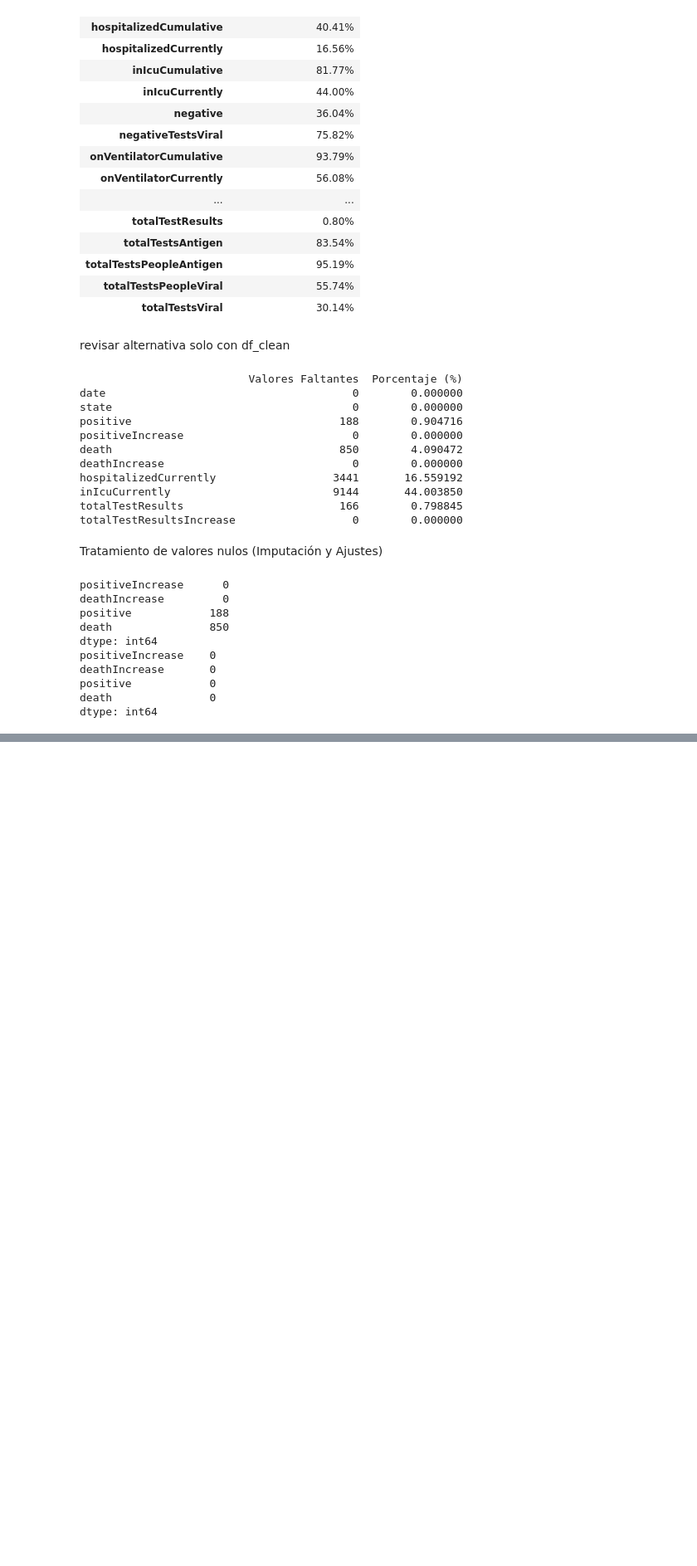
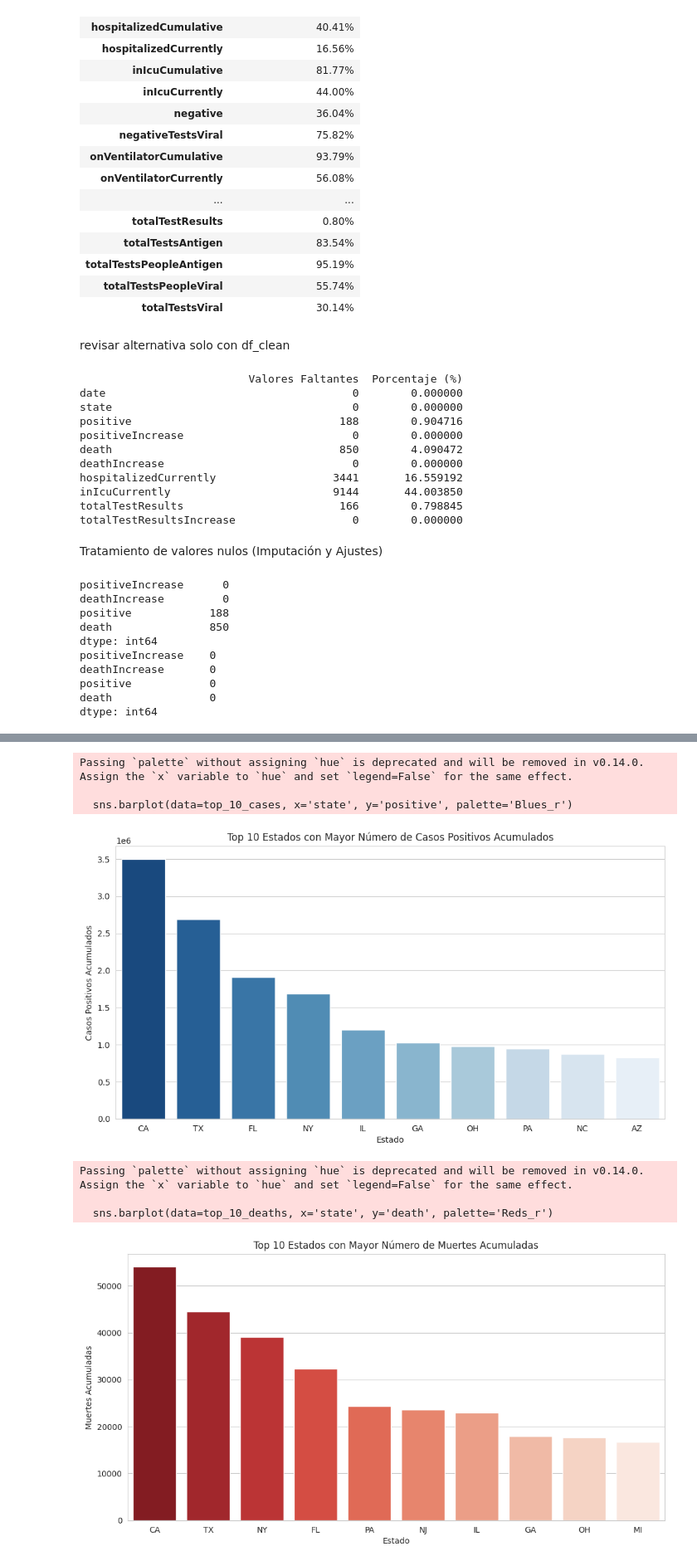
Before and after one commit to Bootcamp-DA-P3/Proyecto_EDA_covid-usa_Tania, a Jupyter notebook: notebooks/01_covid_eda.ipynb, the cells around one changed output, grey strips where cells are left out. Shown at 83% size. Cells and saved outputs as stored; diff of their text form; code cells hidden in the pictures; blank space fills up the shorter version.

```diff
--- a/notebooks/01_covid_eda.ipynb
+++ b/notebooks/01_covid_eda.ipynb
@@ -275,0 +341,32 @@ dtype: int64
+# %%
+# Tomamos el registro más actualizado por cada estado (o el acumulado máximo)
+df_states_max = df_clean.groupby('state')[['positive', 'death']].max().reset_index()
+
+# Top 10 estados con más casos positivos acumulados
+top_10_cases = df_states_max.sort_values(by='positive', ascending=False).head(10)
+
+plt.figure(figsize=(12, 6))
+sns.barplot(data=top_10_cases, x='state', y='positive', palette='Blues_r')
+plt.title('Top 10 Estados con Mayor Número de Casos Positivos Acumulados')
+plt.xlabel('Estado')
+plt.ylabel('Casos Positivos Acumulados')
+plt.show()
+
+# Top 10 estados con más muertes acumuladas
+top_10_deaths = df_states_max.sort_values(by='death', ascending=False).head(10)
+
+plt.figure(figsize=(12, 6))
+sns.barplot(data=top_10_deaths, x='state', y='death', palette='Reds_r')
+plt.title('Top 10 Estados con Mayor Número de Muertes Acumuladas')
+plt.xlabel('Estado')
+plt.ylabel('Muertes Acumuladas')
+plt.show()
+# %% [output]
+Passing `palette` without assigning `hue` is deprecated and will be removed in v0.14.0. Assign the `x` variable to `hue` and set `legend=False` for the same effect.
+
+  sns.barplot(data=top_10_cases, x='state', y='positive', palette='Blues_r')
+[figure, added]
+Passing `palette` without assigning `hue` is deprecated and will be removed in v0.14.0. Assign the `x` variable to `hue` and set `legend=False` for the same effect.
+
+  sns.barplot(data=top_10_deaths, x='state', y='death', palette='Reds_r')
+[figure, added]
```
Also changed, not shown: parts of 19 cells of this notebook.
